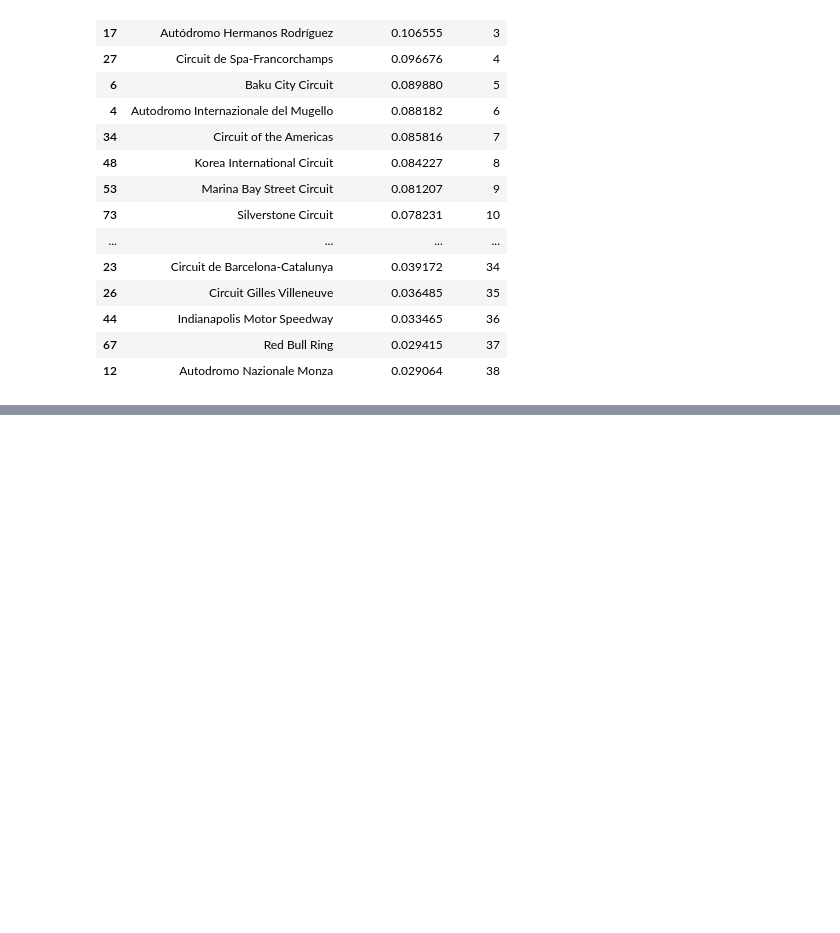
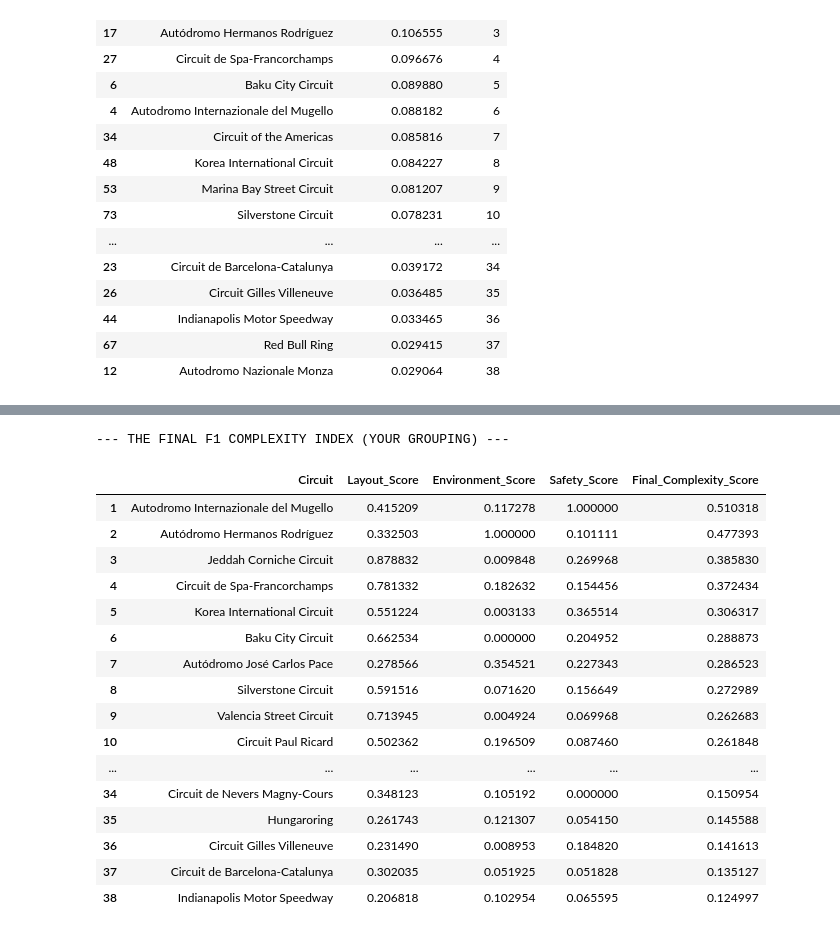
Before and after one commit to LukeHilliard/f1-complexity-index, a Jupyter notebook: analysis.ipynb, the cells around one changed output, grey strips where cells are left out. Saved outputs shown, nothing was run; the diff lists cells and outputs as text; code cells hidden in the pictures; blank space fills up the shorter version.

Commit message:
Created sub-indicators and final index
Using normalised weights from PCA I have created 3 sub indexes and combined them to create my final composite index

```diff
--- a/analysis.ipynb
+++ b/analysis.ipynb
@@ -1038,9 +1040,9 @@ dtype: float64
 # %%
 # Track Layout Sub-Index
-track_layout_cols = ['Turns', 'Track_Length', 'Direction']
+track_layout_cols = ['Turns', 'Track_Length']
 
 # Environment Sub-Index
-environment_cols = ['Altitude', 'Circuit_Type']
+environment_cols = ['Altitude']
 
 # Safety Sub-Index
 safety_cols = ['Safety_Car_Rate', 'Red_Flag_Rate']
@@ -1046,0 +1106,18 @@ safety_cols = ['Safety_Car_Rate', 'Red_Flag_Rate']
+# %%
+safety_cols = ['Safety_Car_Rate', 'Red_Flag_Rate']
+safety_data = scaled_master_data[safety_cols]
+
+pca_safety = PCA().fit(safety_data)
+safety_weights = pd.Series(pca_safety.components_[0], index=safety_cols).abs()
+safety_weights = safety_weights / safety_weights.sum()
+
+print("--- WEIGHTS ---")
+print(safety_weights.sort_values(ascending=False))
+print("-------------------------------------\n")
+
+master_data['Safety_Score'] = (
+    (safety_data['Safety_Car_Rate'] * safety_weights['Safety_Car_Rate']) +
+    (safety_data['Red_Flag_Rate'] * safety_weights['Red_Flag_Rate'])
+)
+
+master_data[['Circuit', 'Safety_Score']].sort_values(by='Safety_Score', ascending=False).head()
@@ -1046,0 +1136,32 @@ safety_cols = ['Safety_Car_Rate', 'Red_Flag_Rate']
+# %%
+master_data['Final_Complexity_Score'] = (
+    (master_data['Layout_Score'] * 0.333) +
+    (master_data['Environment_Score'] * 0.333) +
+    (master_data['Safety_Score'] * 0.333)
+)
+
+display_cols = ['Circuit', 'Layout_Score', 'Environment_Score', 'Safety_Score', 'Final_Complexity_Score']
+top_tracks = master_data[display_cols].sort_values(by='Final_Complexity_Score', ascending=False).reset_index(drop=True)
+top_tracks.index = top_tracks.index + 1
+
+print("--- THE FINAL F1 COMPLEXITY INDEX (YOUR GROUPING) ---")
+top_tracks
+# %% [output]
+--- THE FINAL F1 COMPLEXITY INDEX (YOUR GROUPING) ---
+|  | Circuit | Layout_Score | Environment_Score | Safety_Score | Final_Complexity_Score |
+| 1 | Autodromo Internazionale del Mugello | 0.415209 | 0.117278 | 1.000000 | 0.510318 |
+| 2 | Autódromo Hermanos Rodríguez | 0.332503 | 1.000000 | 0.101111 | 0.477393 |
+| 3 | Jeddah Corniche Circuit | 0.878832 | 0.009848 | 0.269968 | 0.385830 |
+| 4 | Circuit de Spa-Francorchamps | 0.781332 | 0.182632 | 0.154456 | 0.372434 |
+| 5 | Korea International Circuit | 0.551224 | 0.003133 | 0.365514 | 0.306317 |
+| 6 | Baku City Circuit | 0.662534 | 0.000000 | 0.204952 | 0.288873 |
+| 7 | Autódromo José Carlos Pace | 0.278566 | 0.354521 | 0.227343 | 0.286523 |
+| 8 | Silverstone Circuit | 0.591516 | 0.071620 | 0.156649 | 0.272989 |
+| 9 | Valencia Street Circuit | 0.713945 | 0.004924 | 0.069968 | 0.262683 |
+| 10 | Circuit Paul Ricard | 0.502362 | 0.196509 | 0.087460 | 0.261848 |
+| ... | ... | ... | ... | ... | ... |
+| 34 | Circuit de Nevers Magny-Cours | 0.348123 | 0.105192 | 0.000000 | 0.150954 |
+| 35 | Hungaroring | 0.261743 | 0.121307 | 0.054150 | 0.145588 |
+| 36 | Circuit Gilles Villeneuve | 0.231490 | 0.008953 | 0.184820 | 0.141613 |
+| 37 | Circuit de Barcelona-Catalunya | 0.302035 | 0.051925 | 0.051828 | 0.135127 |
+| 38 | Indianapolis Motor Speedway | 0.206818 | 0.102954 | 0.065595 | 0.124997 |
```
Also changed, not shown: parts of 4 cells of this notebook.
